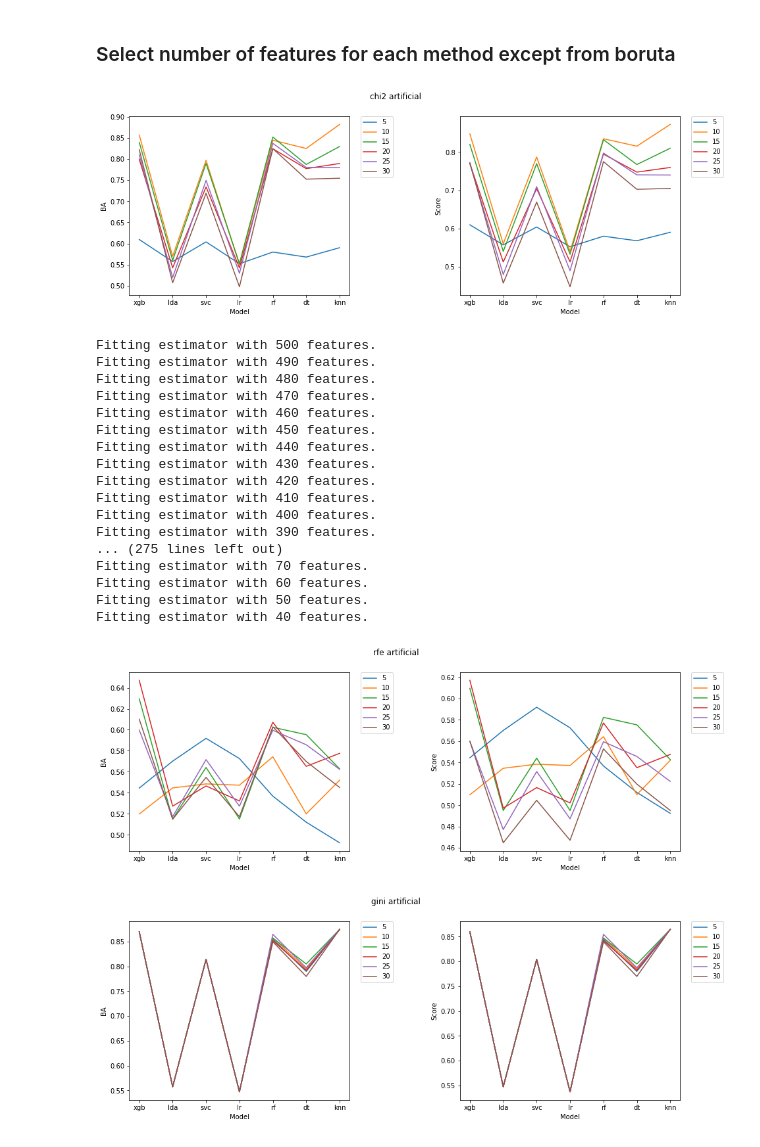
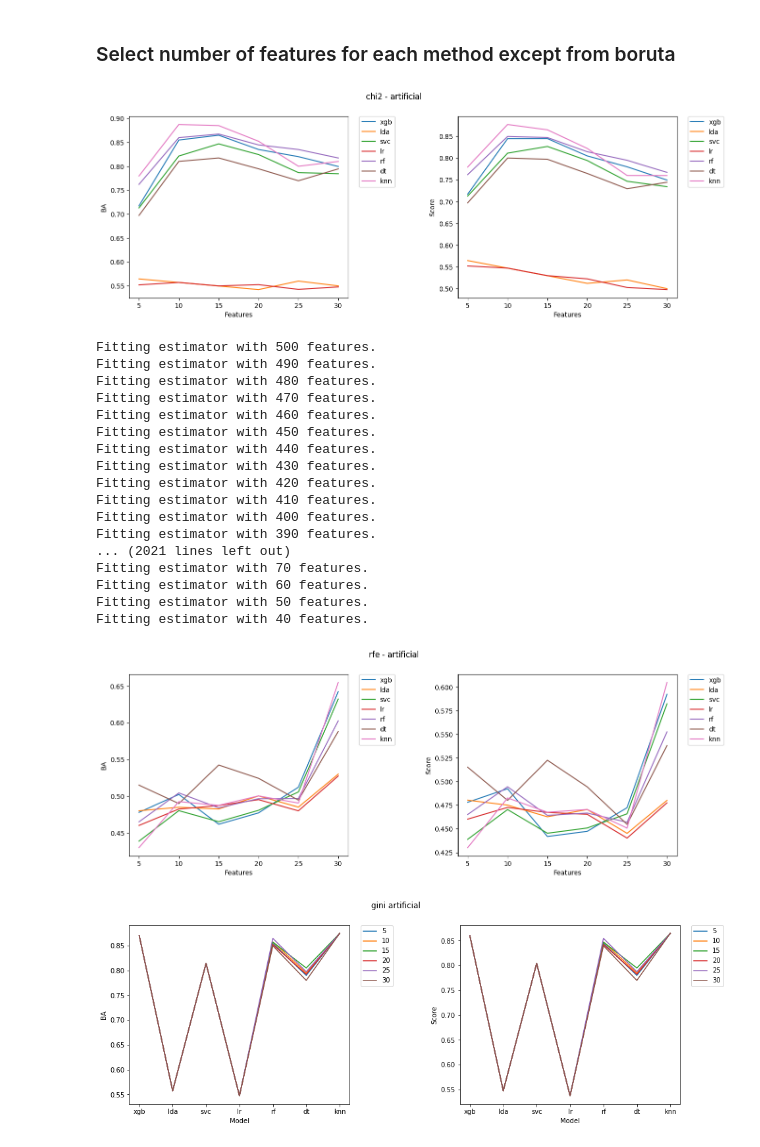
Before and after one commit to kaczmareka/aml_project2, a Jupyter notebook: experiments.ipynb, the cells around one changed output. Saved outputs shown, nothing was run; the diff lists cells and outputs as text; code cells hidden in the pictures.

```diff
--- a/data_read_with_boruta.ipynb
+++ b/experiments.ipynb
@@ -27,5 +15,5 @@ def read_artificial_data(dir_path="."):
 # %%
-art_train_X, art_train_y, art_val_X, art_val_y, art_test_data = read_artificial_data()
+art_train_X, art_train_y, art_val_X, art_val_y, art_test_data = read_artificial_data("data")
 art_train_X.head()
 # %% [output]
 |  | 0 | 1 | 2 | 3 | 4 | 5 | 6 | 7 | 8 | 9 | ... | ... |
@@ -256,2 +63,0 @@ Artificial data
-# %%
-art_train_X, art_train_y, art_val_X, art_val_y, art_test_data = read_artificial_data()
@@ -453,39 +237,11 @@ def  plot_results(list_features, list_scores, title):
-# %%
-def search_best_features(num_possible_features, method, train_X, train_y, val_X, val_y, dataset_name):
-    models=['xgb', 'lda', 'svc', 'lr', 'rf', 'dt', 'knn']
-    index_list=[]
-    for num_features in num_possible_features:
-        for model in models:
-            index_list.append(f'{model} {num_features}')
-    all_scores_=pd.DataFrame(index=index_list, columns=['BA', 'Score'])
-    end_scores=[]
-    for i in range(len(num_possible_features)):
-        if method=='chi2':
-            features = chi2_select_features(train_X, train_y, num_possible_features[i])
-        elif method=='rfe':
-            features = rfe_select_features(train_X, train_y, num_possible_features[i])
-        elif method=='gini':
-            features = gini_select_features(train_X, train_y, num_possible_features[i])
-        else:
-            print('Wrong method')
-            return
-        train_X_after=change_data_with_selected_features(train_X, features)
-        val_X_after=change_data_with_selected_features(val_X, features)
-
-        for model in models:
-            BA, score=train_model(model, train_X_after, train_y, val_X_after, val_y, dataset_name)
-            all_scores_.loc[str(model+" "+str(num_possible_features[i]))]=[BA, score]
-
-        to_append=all_scores_.iloc[i*7:(i+1)*7]
-        to_append.index = ['xgb', 'lda', 'svc', 'lr', 'rf', 'dt', 'knn']
-        end_scores.append(to_append)
-    plot_results(num_possible_features, end_scores, str(method)+" "+str(dataset_name))
 # %%
-search_best_features([5, 10, 15, 20, 25, 30], 'chi2', art_train_X, art_train_y, art_val_X, art_val_y, 'artificial')
+end_scores = search_best_features([5, 10, 15, 20, 25, 30], 'chi2', art_train_X, art_train_y, art_val_X, art_val_y, 'artificial')
+plot_results(end_scores, "chi2 - artificial")
 # %% [output]
-[figure, old version]
+[figure, new version]
 # %%
-search_best_features([5, 10, 15, 20, 25, 30], 'rfe', art_train_X, art_train_y, art_val_X, art_val_y, 'artificial')
+end_scores = search_best_features([5, 10, 15, 20, 25, 30], 'rfe', art_train_X, art_train_y, art_val_X, art_val_y, 'artificial')
+plot_results(end_scores, "rfe - artificial")
 # %% [output]
 Fitting estimator with 500 features.
 Fitting estimator with 490 features.
@@ -499,12 +255,12 @@ Fitting estimator with 420 features.
 Fitting estimator with 410 features.
 Fitting estimator with 400 features.
 Fitting estimator with 390 features.
-... (275 lines left out)
+... (2021 lines left out)
 Fitting estimator with 70 features.
 Fitting estimator with 60 features.
 Fitting estimator with 50 features.
 Fitting estimator with 40 features.
-[figure, old version]
+[figure, new version]
 # %%
 search_best_features([5, 10, 15, 20, 25, 30], 'gini', art_train_X, art_train_y, art_val_X, art_val_y, 'artificial')
 # %% [output]
```
Also changed, not shown: parts of 66 cells of this notebook, 6 other files.
